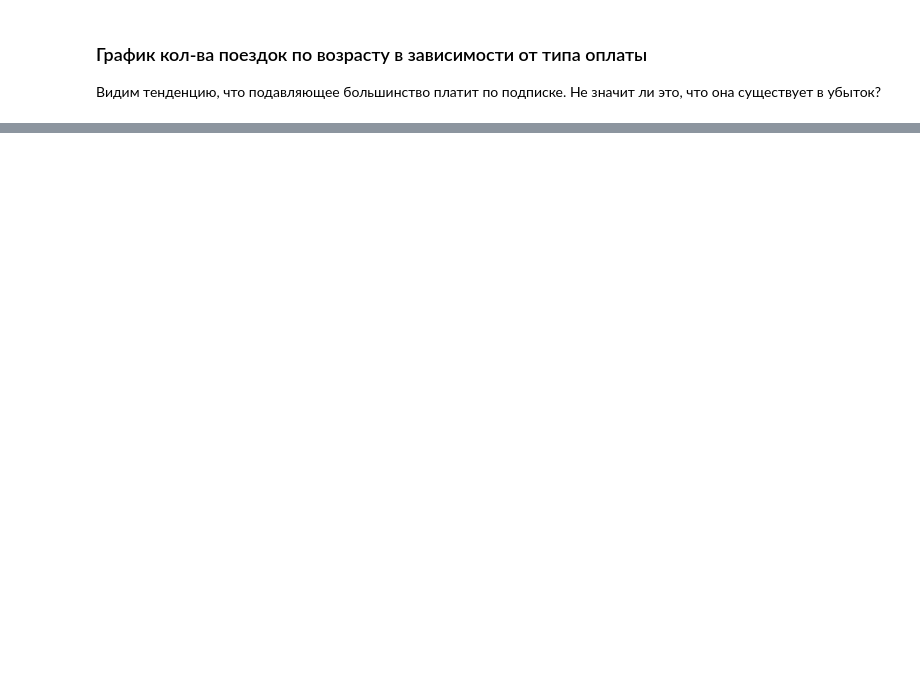
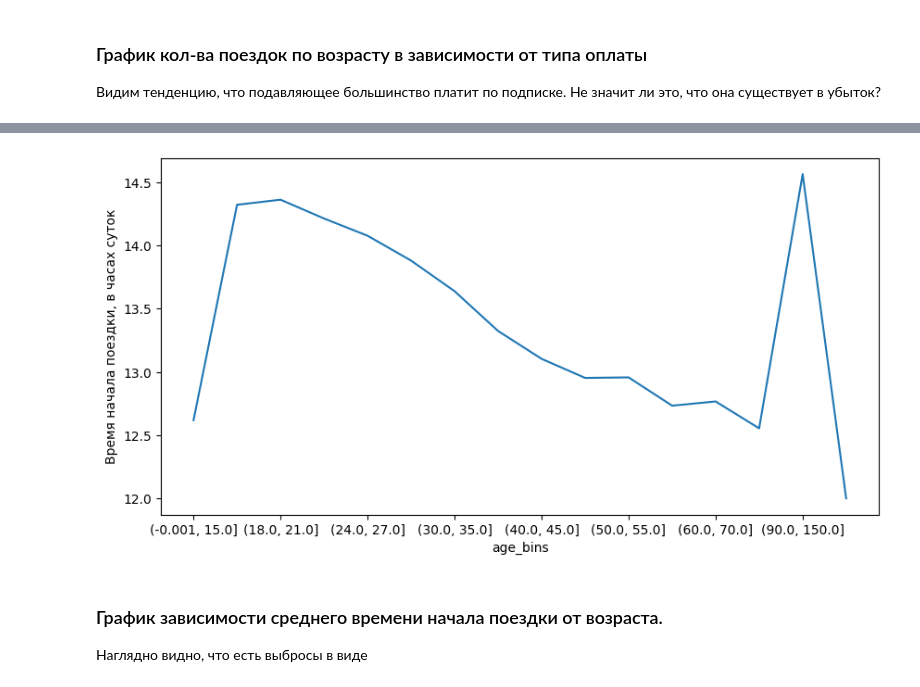
Before and after one commit to Konstantin-Kalug/yandex_bigdata_intensive, a Jupyter notebook: analyze_audience.ipynb, the cells around one changed output, grey strips where cells are left out. Saved outputs shown, nothing was run; the diff lists cells and outputs as text; code cells hidden in the pictures; blank space fills up the shorter version.

```diff
--- a/analyze_audience.ipynb
+++ b/analyze_audience.ipynb
@@ -145,0 +157,8 @@ plt.show()
+# %%
+age_bins = pd.cut(age_time['age'],
+                  [0, 15, 18, 21, 24, 27, 30, 35, 40, 45, 50, 55, 60, 70, 90, 150, age_time['age'].max()],
+                  include_lowest=True)
+age_time['starttime'] = age_time['starttime'].dt.hour
+age_time['age_bins'] = age_bins
+age_time = age_time[['age_bins', 'starttime']]
+age_time = age_time.dropna().groupby('age_bins')['starttime'].mean()
@@ -145,0 +176,10 @@ plt.show()
+# %%
+plt.figure(figsize=(10, 5))
+plt.ylabel('Время начала поездки, в часах суток')
+age_time.plot()
+plt.show()
+# %% [output]
+[figure, added]
+# %% [markdown]
+### График зависимости среднего времени начала поездки от возраста.
+Наглядно видно, что есть выбросы в виде
```
Also changed, not shown: parts of 12 cells of this notebook, 1 other file.
